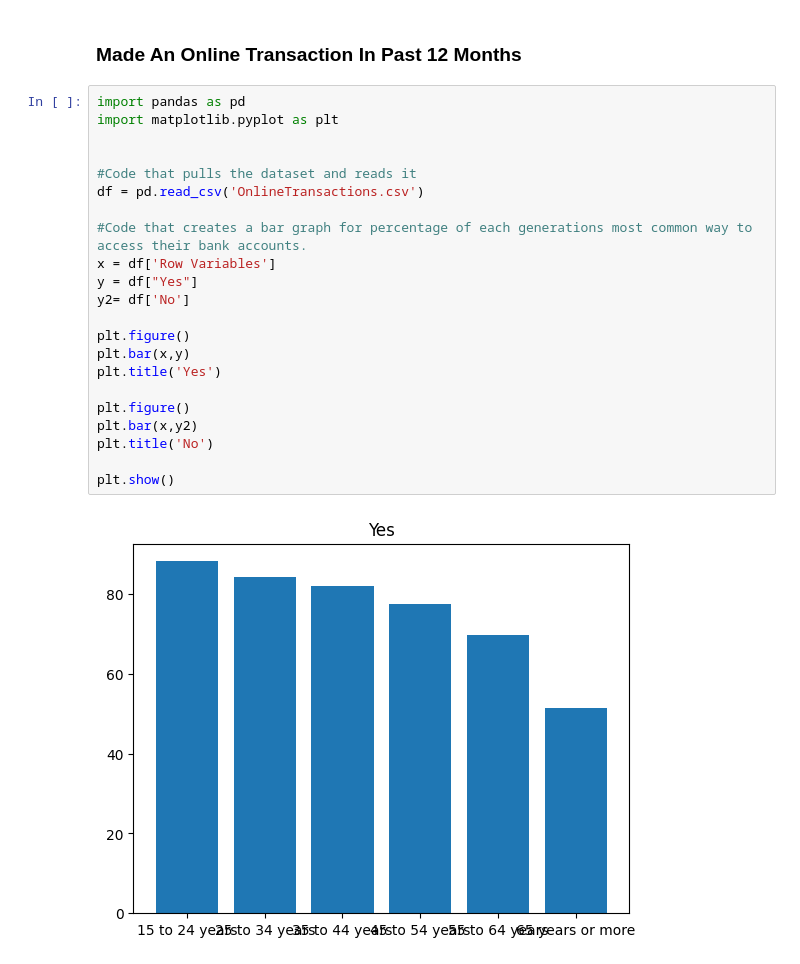
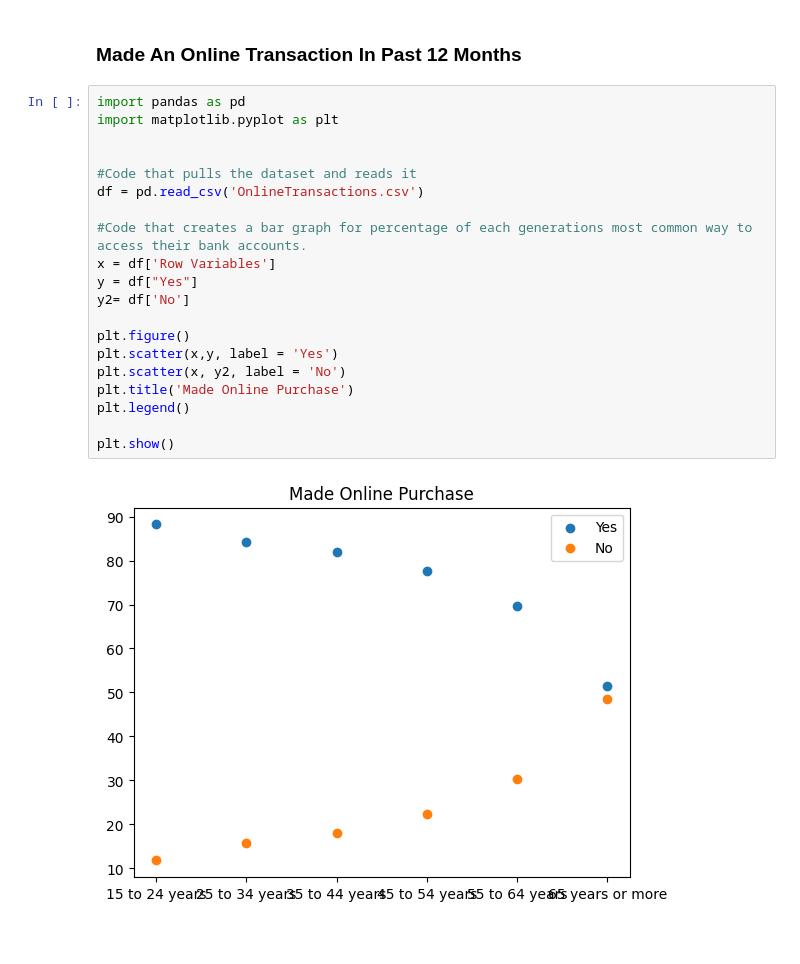
Before and after one commit to ryanmoore2121/Capstone, a Jupyter notebook: Banking.ipynb, the cells around one changed output. Saved outputs shown, nothing was run; the diff lists cells and outputs as text.

```diff
--- a/Banking.ipynb
+++ b/Banking.ipynb
@@ -70,24 +58,22 @@ plt.show
 # %%
 import pandas as pd
 import matplotlib.pyplot as plt
 
 
 #Code that pulls the dataset and reads it
 df = pd.read_csv('OnlineTransactions.csv')
 
 #Code that creates a bar graph for percentage of each generations most common way to access their bank accounts.
 x = df['Row Variables']
 y = df["Yes"]
 y2= df['No']
 
 plt.figure()
-plt.bar(x,y)
-plt.title('Yes')
-
-plt.figure()
-plt.bar(x,y2)
-plt.title('No')
+plt.scatter(x,y, label = 'Yes')
+plt.scatter(x, y2, label = 'No')
+plt.title('Made Online Purchase')
+plt.legend()
 
 plt.show()
 # %% [output]
-[figure, old version]
+[figure, new version]
```
Also changed, not shown: parts of 3 cells of this notebook.
